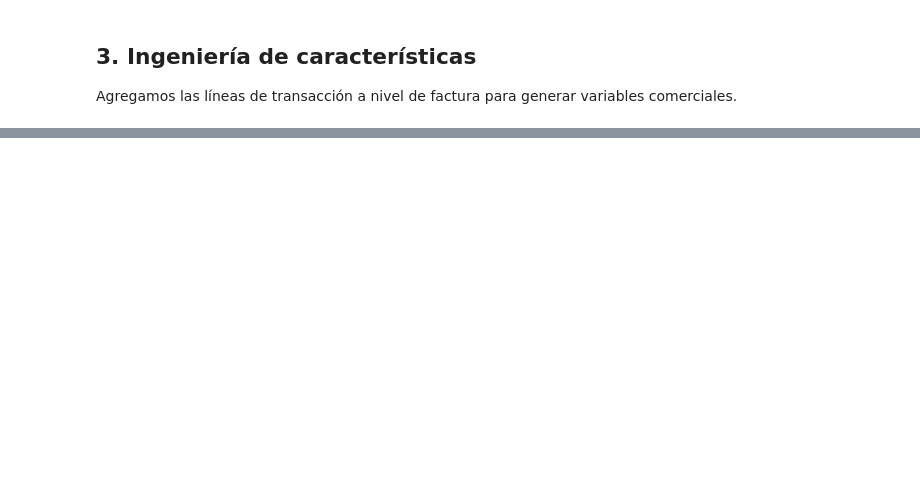
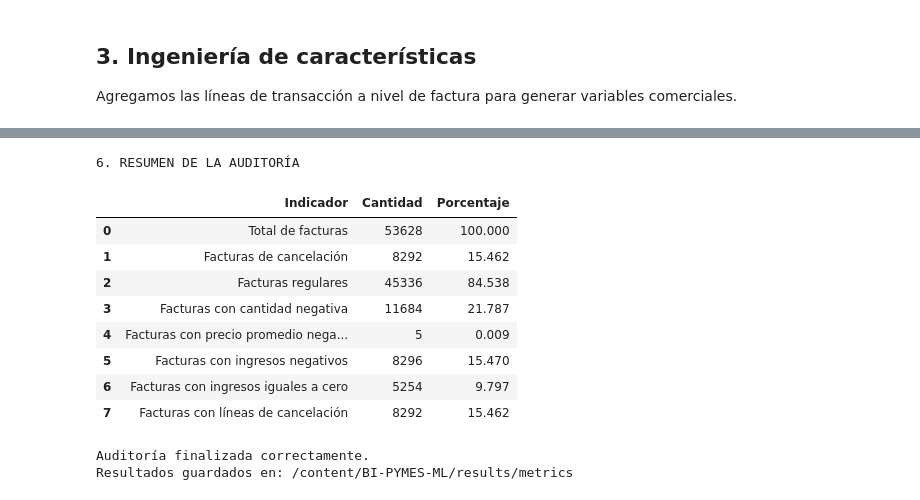
Before and after one commit to Milu2662/BI-PYMES-ML, a Jupyter notebook: notebook/03_feature_engineering.ipynb, the cells around one changed output, grey strips where cells are left out. Saved outputs shown, nothing was run; the diff lists cells and outputs as text; code cells hidden in the pictures; blank space fills up the shorter version.

```diff
--- a/notebook/03_feature_engineering.ipynb
+++ b/notebook/03_feature_engineering.ipynb
@@ -32,0 +316,69 @@ plt.tight_layout(); plt.savefig(PROJECT_DIR/"results/figures/invoice_revenue_dis
+# %%
+# 7. RESUMEN DE HALLAZGOS
+
+print("\n6. RESUMEN DE LA AUDITORÍA")
+
+summary = pd.DataFrame({
+    "Indicador": [
+        "Total de facturas",
+        "Facturas de cancelación",
+        "Facturas regulares",
+        "Facturas con cantidad negativa",
+        "Facturas con precio promedio negativo",
+        "Facturas con ingresos negativos",
+        "Facturas con ingresos iguales a cero",
+        "Facturas con líneas de cancelación"
+    ],
+    "Cantidad": [
+        len(invoice_features),
+        invoice_features["is_cancellation_invoice"].sum(),
+        (~invoice_features["is_cancellation_invoice"]).sum(),
+        (invoice_features["total_quantity"] < 0).sum(),
+        (invoice_features["mean_unit_price"] < 0).sum(),
+        (invoice_features["total_revenue"] < 0).sum(),
+        (invoice_features["total_revenue"] == 0).sum(),
+        (invoice_features["cancellation_line_share"] > 0).sum()
+    ]
+})
+
+summary["Porcentaje"] = (
+    summary["Cantidad"] / len(invoice_features) * 100
+)
+
+display(summary.round(3))
+# %% [output]
+6. RESUMEN DE LA AUDITORÍA
+|  | Indicador | Cantidad | Porcentaje |
+| 0 | Total de facturas | 53628 | 100.000 |
+| 1 | Facturas de cancelación | 8292 | 15.462 |
+| 2 | Facturas regulares | 45336 | 84.538 |
+| 3 | Facturas con cantidad negativa | 11684 | 21.787 |
+| 4 | Facturas con precio promedio nega... | 5 | 0.009 |
+| 5 | Facturas con ingresos negativos | 8296 | 15.470 |
+| 6 | Facturas con ingresos iguales a cero | 5254 | 9.797 |
+| 7 | Facturas con líneas de cancelación | 8292 | 15.462 |
+# %%
+# 8. GUARDAR RESULTADOS DE AUDITORÍA
+
+output_dir = PROJECT_DIR / "results/metrics"
+output_dir.mkdir(parents=True, exist_ok=True)
+
+summary.to_csv(
+    output_dir / "invoice_audit_summary.csv",
+    index=False
+)
+
+comparison.to_csv(
+    output_dir / "invoice_cancellation_comparison.csv"
+)
+
+top_revenue.to_csv(
+    output_dir / "top_15_extreme_invoices.csv",
+    index=False
+)
+
+print("\nAuditoría finalizada correctamente.")
+print("Resultados guardados en:", output_dir)
+# %% [output]
+Auditoría finalizada correctamente.
+Resultados guardados en: /content/BI-PYMES-ML/results/metrics
```
Also changed, not shown: parts of 14 cells of this notebook.
